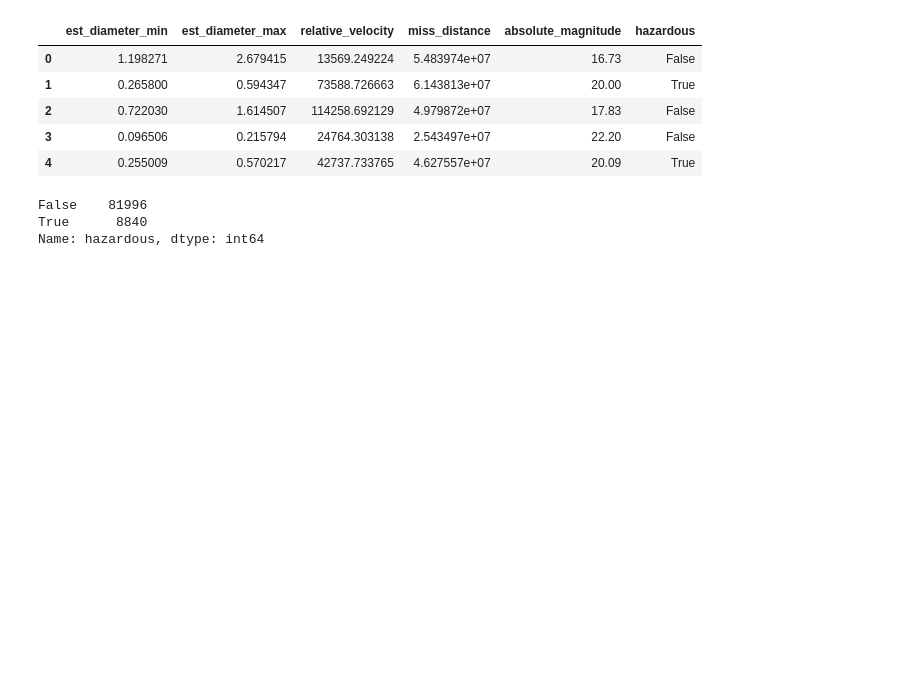
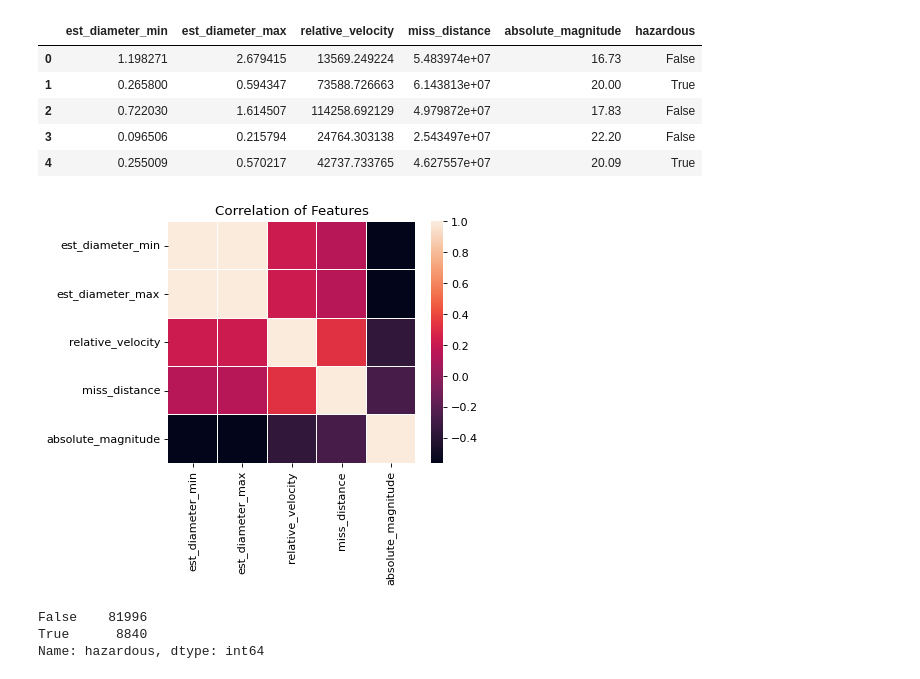
Before and after one commit to barauna-lo/Neurocomputing, a Jupyter notebook: Project_01_MLP.ipynb, the cells around one changed output. Drawn from its saved outputs; the diff is of its cells as text; code cells hidden in the pictures; blank space fills up the shorter version.

```diff
--- a/Project_01_MLP.ipynb
+++ b/Project_01_MLP.ipynb
@@ -740,8 +745,8 @@ Mounted at /content/drive
 /content/drive
 /content
 # %%
-nasa_dataset = pd.read_csv('neo.csv')
-nasa_dataset.head()
+df_nasa = pd.read_csv('neo.csv')
+df_nasa.head()
 # %% [output]
 |  | id | name | est_diameter_min | est_diameter_max | relative_velocity | miss_distance | orbiting_body | ... |
 | 0 | 2162635 | 162635 (2000 SS164) | 1.198271 | 2.679415 | 13569.249224 | 5.483974e+07 | Earth | ... |
@@ -805,7 +760,7 @@ nasa_dataset.hist(figsize=(10, 10));
 
 In this point I will take ony the ~columsns~ features usefull for the classification.
 # %%
-features = nasa_dataset.drop(['id', 'name', 'orbiting_body', 'sentry_object'], axis=1)
+features = df_nasa.drop(['id', 'name', 'orbiting_body', 'sentry_object'], axis=1)
 features.head()
 # %% [output]
 |  | est_diameter_min | est_diameter_max | relative_velocity | miss_distance | absolute_magnitude | hazardous |
@@ -814,6 +769,14 @@ features.head()
 | 2 | 0.722030 | 1.614507 | 114258.692129 | 4.979872e+07 | 17.83 | False |
 | 3 | 0.096506 | 0.215794 | 24764.303138 | 2.543497e+07 | 22.20 | False |
 | 4 | 0.255009 | 0.570217 | 42737.733765 | 4.627557e+07 | 20.09 | True |
+# %%
+# Correlation Betwenn data
+plt.figure(figsize = (5, 4),dpi=80)
+plt.title('Correlation of Features')
+sns.heatmap(features.astype(float).corr(), linewidths = 0.1, linecolor = 'white')
+plt.show()
+# %% [output]
+[figure, added]
 # %%
 #Defining the feature how will be our classify 🎯
 targets = features['hazardous']
```
Also changed, not shown: parts of 19 cells of this notebook.
